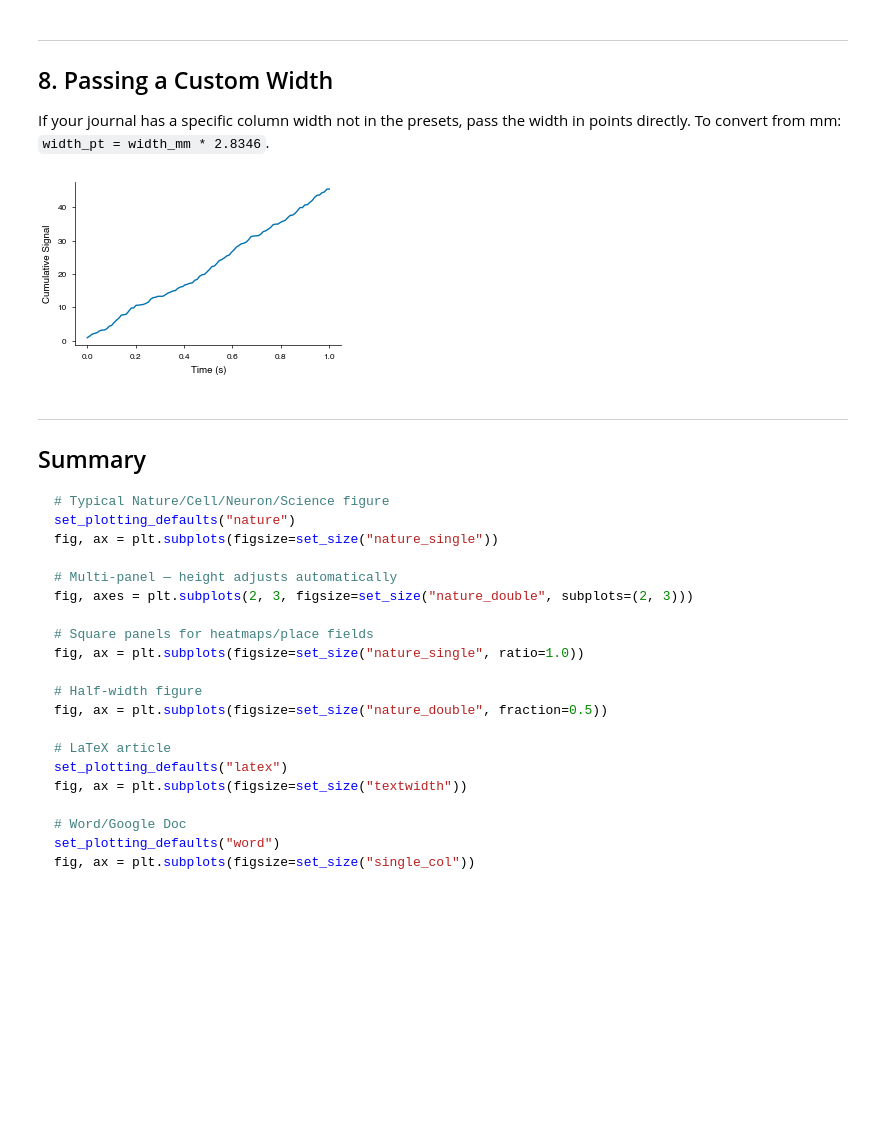
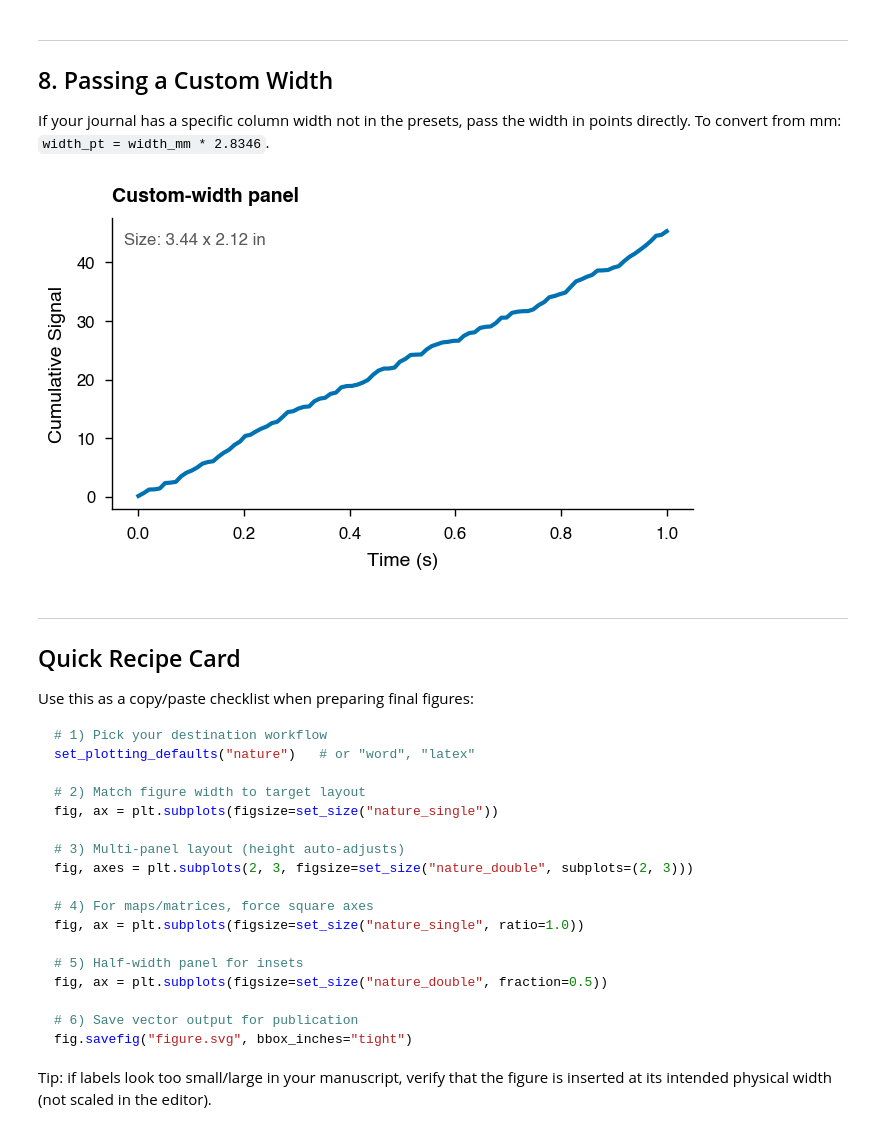
Before and after one commit to ryanharvey1/neuro_py, a Jupyter notebook: tutorials/plotting_tutorial.ipynb, the cells around one changed output. Cells and saved outputs as stored; diff of their text form; code cells hidden in the pictures; blank space fills up the shorter version.

````diff
--- a/tutorials/plotting_tutorial.ipynb
+++ b/tutorials/plotting_tutorial.ipynb
@@ -238,40 +327,54 @@ If your journal has a specific column width not in the presets, pass the width i
 # %%
 set_plotting_defaults("nature")
 
-# eLife single column: 87.6mm = 248pt
+# eLife single column: 87.6 mm -> points
 elife_single_pt = 87.6 * 2.8346
+fig_w, fig_h = set_size(elife_single_pt)
 
-fig, ax = plt.subplots(figsize=set_size(elife_single_pt))
-ax.plot(np.linspace(0, 1, 100), np.random.rand(100).cumsum())
+fig, ax = plt.subplots(figsize=(fig_w, fig_h), dpi=200)
+trace = np.random.default_rng(11).random(100).cumsum()
+ax.plot(np.linspace(0, 1, 100), trace, lw=1.5)
 ax.set_xlabel("Time (s)")
 ax.set_ylabel("Cumulative Signal")
+ax.set_title("Custom-width panel", loc="left", fontweight="bold")
+ax.text(
+    0.02,
+    0.95,
+    f"Size: {fig_w:.2f} x {fig_h:.2f} in",
+    transform=ax.transAxes,
+    va="top",
+    fontsize=6,
+    color="0.35",
+)
 
+fig.tight_layout()
 plt.show()
 # %% [output]
-[figure, old version]
+[figure, new version]
 # %% [markdown]
 ---
-## Summary
+## Quick Recipe Card
+
+Use this as a copy/paste checklist when preparing final figures:
 
 ```python
-# Typical Nature/Cell/Neuron/Science figure
-set_plotting_defaults("nature")
+# 1) Pick your destination workflow
+set_plotting_defaults("nature")   # or "word", "latex"
+
+# 2) Match figure width to target layout
 fig, ax = plt.subplots(figsize=set_size("nature_single"))
 
-# Multi-panel — height adjusts automatically
+# 3) Multi-panel layout (height auto-adjusts)
 fig, axes = plt.subplots(2, 3, figsize=set_size("nature_double", subplots=(2, 3)))
 
-# Square panels for heatmaps/place fields
+# 4) For maps/matrices, force square axes
 fig, ax = plt.subplots(figsize=set_size("nature_single", ratio=1.0))
 
-# Half-width figure
+# 5) Half-width panel for insets
 fig, ax = plt.subplots(figsize=set_size("nature_double", fraction=0.5))
 
-# LaTeX article
-set_plotting_defaults("latex")
-fig, ax = plt.subplots(figsize=set_size("textwidth"))
+# 6) Save vector output for publication
+fig.savefig("figure.svg", bbox_inches="tight")
+```
 
-# Word/Google Doc
-set_plotting_defaults("word")
-fig, ax = plt.subplots(figsize=set_size("single_col"))
-```
+Tip: if labels look too small/large in your manuscript, verify that the figure is inserted at its intended physical width (not scaled in the editor).
````
Also changed, not shown: parts of 12 cells of this notebook.
